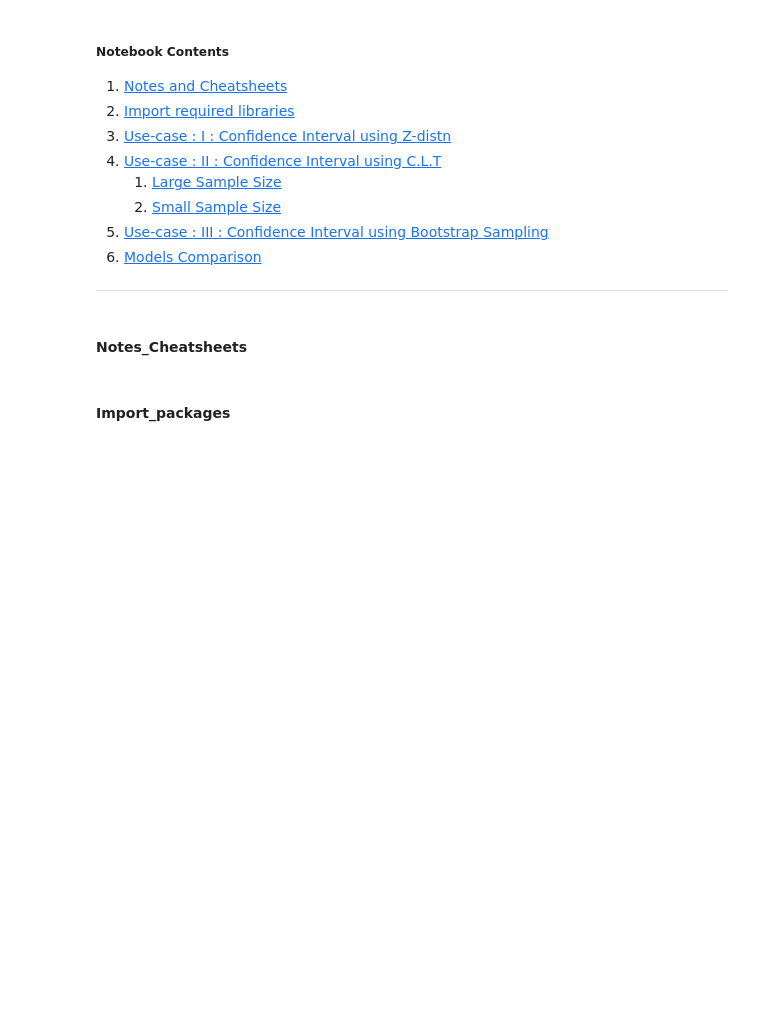
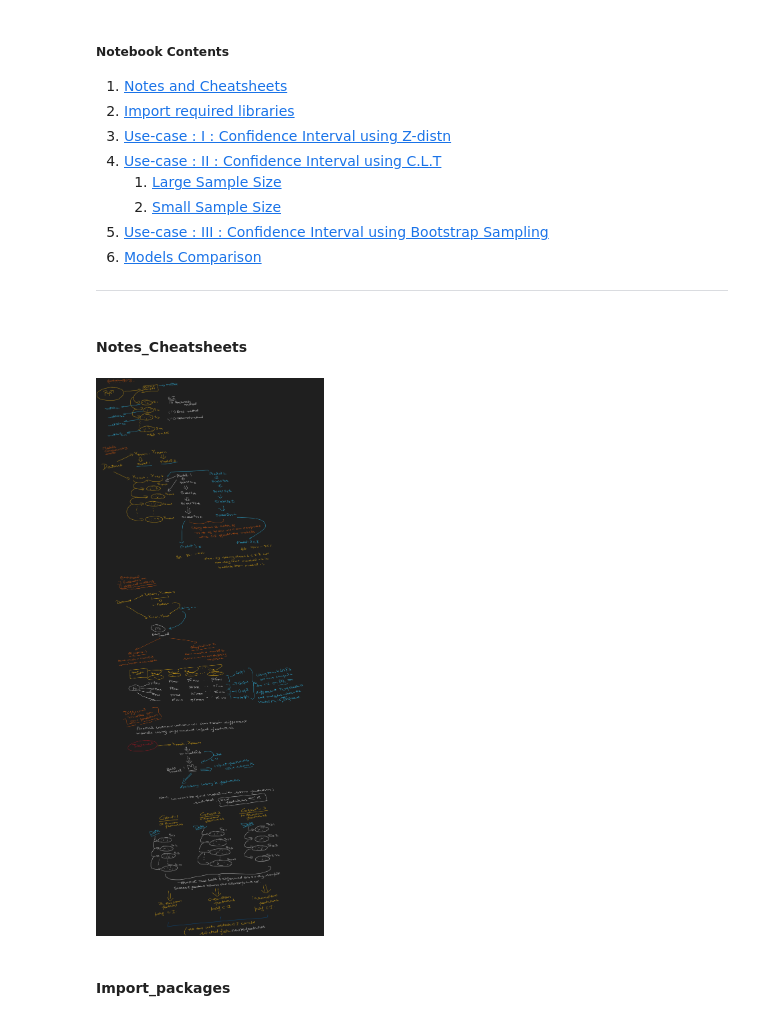
Before and after one commit to raj-shr-git/Statistical_testing_python, a Jupyter notebook: Bootstrapping.ipynb, the cells around one changed output. Drawn from its saved outputs; the diff is of its cells as text; code cells hidden in the pictures; blank space fills up the shorter version.

```diff
--- a/Bootstrapping.ipynb
+++ b/Bootstrapping.ipynb
@@ -24,3 +20,9 @@
+# %%
+from IPython.display import Image
+
+Image("Handwritten_Notes/Bootstrapping_usecases.png",width=1000,height=1000)
+# %% [output]
+[figure, added]
 # %% [markdown]
 #### **Import_packages**
 # %%
```
Also changed, not shown: parts of 31 cells of this notebook, 11 other files.
